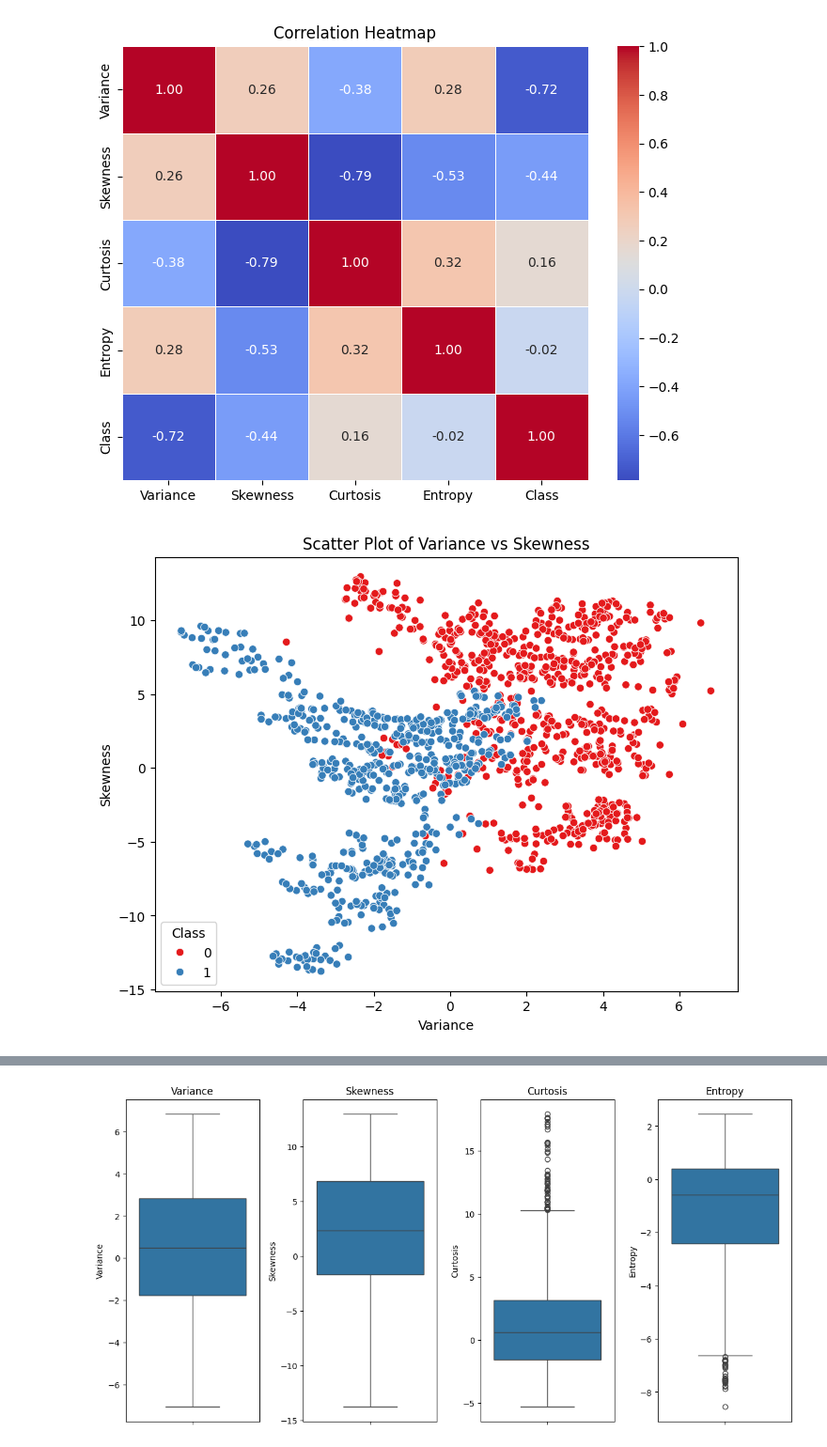
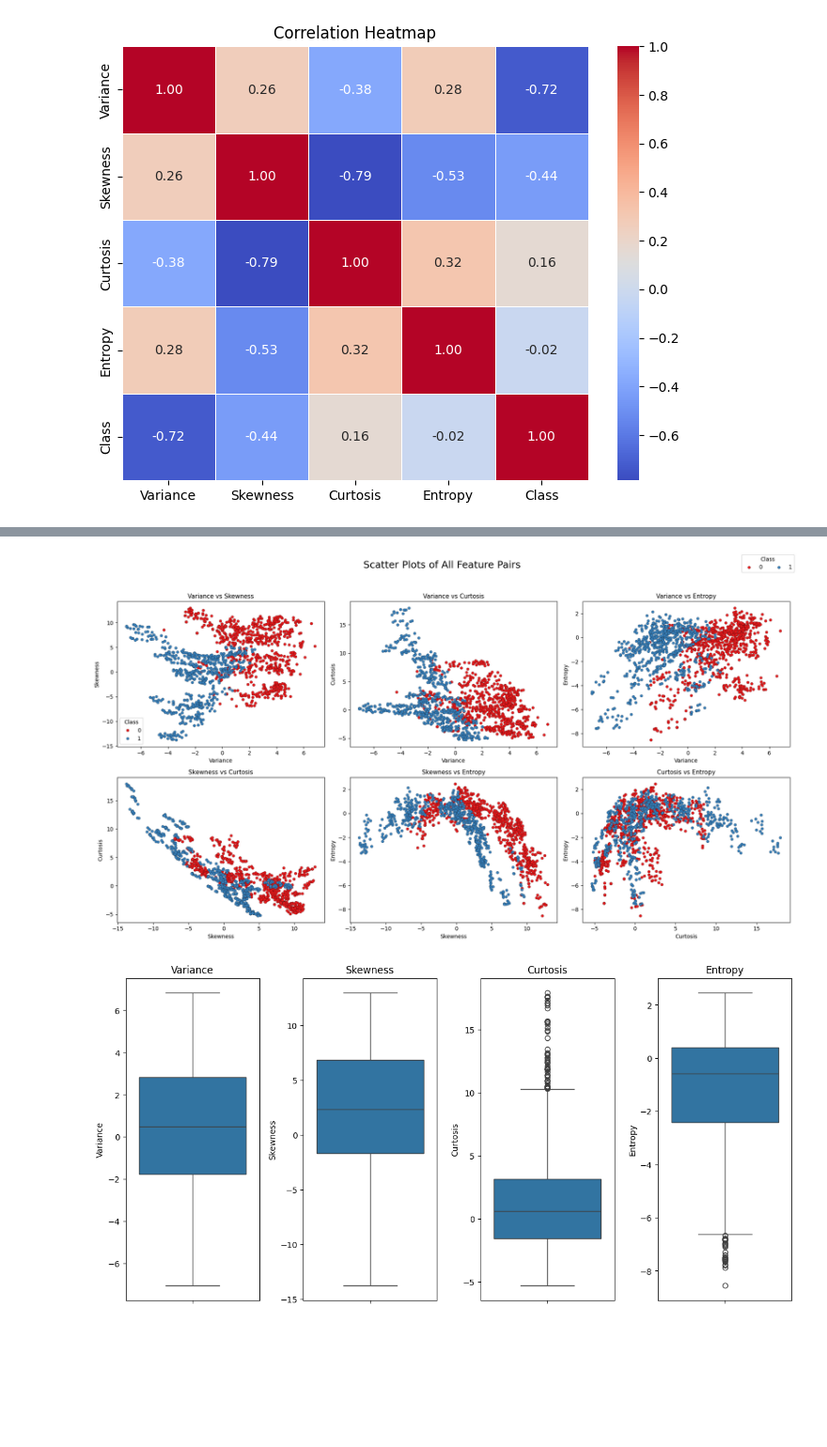
Before and after one commit to PranavVarshin/DeepLearning, a Jupyter notebook: DL_Lab_1.ipynb, the cells around one changed output, grey strips where cells are left out. Shown at 94% size. Cells and saved outputs as stored; diff of their text form; code cells hidden in the pictures; blank space fills up the shorter version.

```diff
--- a/DL_Lab_1.ipynb
+++ b/DL_Lab_1.ipynb
@@ -140,19 +149,58 @@ plt.title("Correlation Heatmap")
 plt.show()
 # %% [output]
 [figure]
-# %%
-#Scatterplot
-plt.figure(figsize=(8,6))
-
-sns.scatterplot(
-    x="Variance",
-    y="Skewness",
-    hue="Class",
-    data=df,
-    palette="Set1"
-)
-
-plt.title("Scatter Plot of Variance vs Skewness")
-plt.show()
-# %% [output]
-[figure, removed]
+# %%
+import itertools
+import matplotlib.pyplot as plt
+import seaborn as sns
+
+# Feature names
+features = ['Variance', 'Skewness', 'Curtosis', 'Entropy']
+
+# All possible feature pairs
+pairs = list(itertools.combinations(features, 2))
+
+# Create figure
+fig, axes = plt.subplots(2, 3, figsize=(18, 10))
+
+for ax, (x_feature, y_feature) in zip(axes.flatten(), pairs):
+
+    sns.scatterplot(
+        data=df,
+        x=x_feature,
+        y=y_feature,
+        hue='Class',
+        palette='Set1',
+        ax=ax,
+        s=25,
+        edgecolor='black',
+        linewidth=0.2
+    )
+
+    ax.set_title(f"{x_feature} vs {y_feature}", fontsize=11)
+
+    # Show legend only in the first subplot
+    if ax != axes.flatten()[0]:
+        ax.get_legend().remove()
+
+# Common legend
+handles, labels = axes.flatten()[0].get_legend_handles_labels()
+fig.legend(handles, labels,
+           title="Class",
+           loc="upper right",
+           ncol=2,
+           fontsize=10)
+
+plt.suptitle("Scatter Plots of All Feature Pairs", fontsize=18)
+
+plt.tight_layout(rect=[0, 0, 1, 0.95])
+
+plt.savefig(
+    "scatter_plots.eps",
+    format="eps",
+    dpi=600,
+    bbox_inches="tight"
+)
+
+plt.show()
+# %% [output]
@@ -159,3 +208,4 @@ plt.show()
+[figure, added]
 # %%
 #Box Plots
 plt.figure(figsize=(12,6))
```
Also changed, not shown: parts of 12 cells of this notebook.
